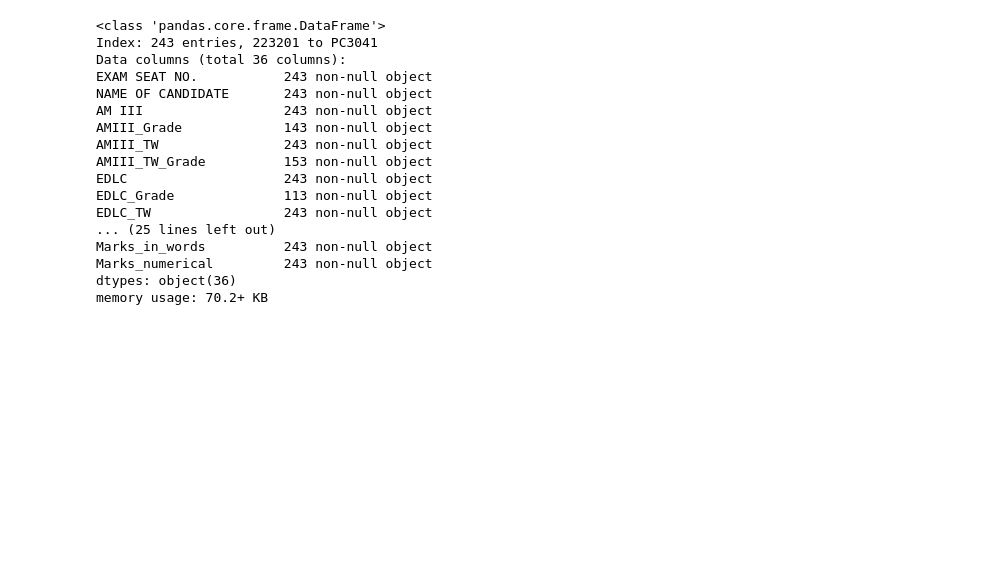
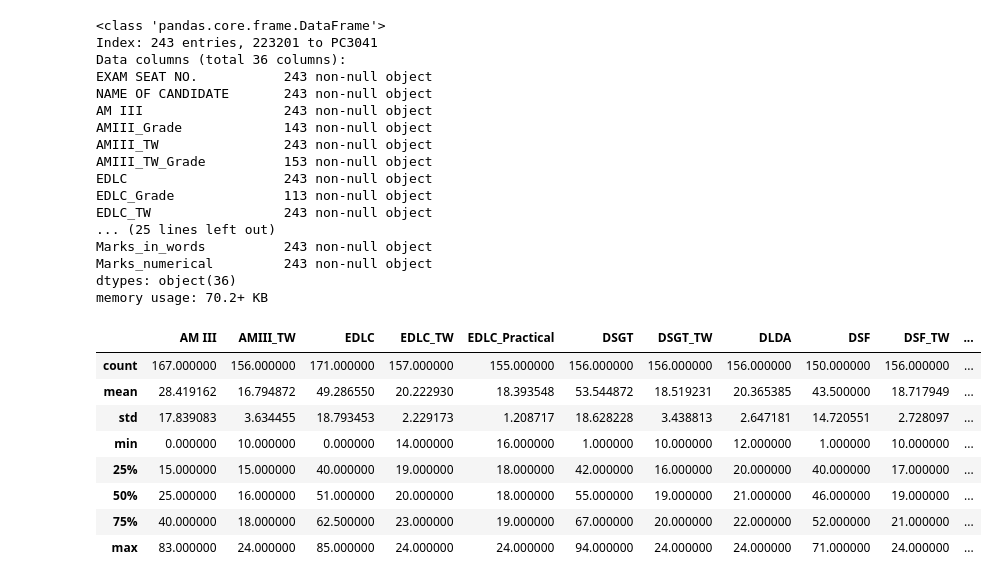
Before and after one commit to Purteeeek/Student-Placement-Guidance, a Jupyter notebook: Cleaning Notebooks/2015-Passouts/Sem-3_2015_Passout.ipynb, the cells around one changed output. Saved outputs shown, nothing was run; the diff lists cells and outputs as text; code cells hidden in the pictures; blank space fills up the shorter version.

```diff
--- a/Cleaning Notebooks/2015-Passouts/Sem-3_2015_Passout.ipynb
+++ b/Cleaning Notebooks/2015-Passouts/Sem-3_2015_Passout.ipynb
@@ -100,0 +119,12 @@ memory usage: 70.2+ KB
+# %%
+sem_3_2015_df.describe()
+# %% [output]
+|  | AM III | AMIII_TW | EDLC | EDLC_TW | EDLC_Practical | DSGT | DSGT_TW | DLDA | DSF | DSF_TW | ... |
+| count | 167.000000 | 156.000000 | 171.000000 | 157.000000 | 155.000000 | 156.000000 | 156.000000 | 156.000000 | 150.000000 | 156.000000 | ... |
+| mean | 28.419162 | 16.794872 | 49.286550 | 20.222930 | 18.393548 | 53.544872 | 18.519231 | 20.365385 | 43.500000 | 18.717949 | ... |
+| std | 17.839083 | 3.634455 | 18.793453 | 2.229173 | 1.208717 | 18.628228 | 3.438813 | 2.647181 | 14.720551 | 2.728097 | ... |
+| min | 0.000000 | 10.000000 | 0.000000 | 14.000000 | 16.000000 | 1.000000 | 10.000000 | 12.000000 | 1.000000 | 10.000000 | ... |
+| 25% | 15.000000 | 15.000000 | 40.000000 | 19.000000 | 18.000000 | 42.000000 | 16.000000 | 20.000000 | 40.000000 | 17.000000 | ... |
+| 50% | 25.000000 | 16.000000 | 51.000000 | 20.000000 | 18.000000 | 55.000000 | 19.000000 | 21.000000 | 46.000000 | 19.000000 | ... |
+| 75% | 40.000000 | 18.000000 | 62.500000 | 23.000000 | 19.000000 | 67.000000 | 20.000000 | 22.000000 | 52.000000 | 21.000000 | ... |
+| max | 83.000000 | 24.000000 | 85.000000 | 24.000000 | 24.000000 | 94.000000 | 24.000000 | 24.000000 | 71.000000 | 24.000000 | ... |
```
Also changed, not shown: parts of 5 cells of this notebook.
